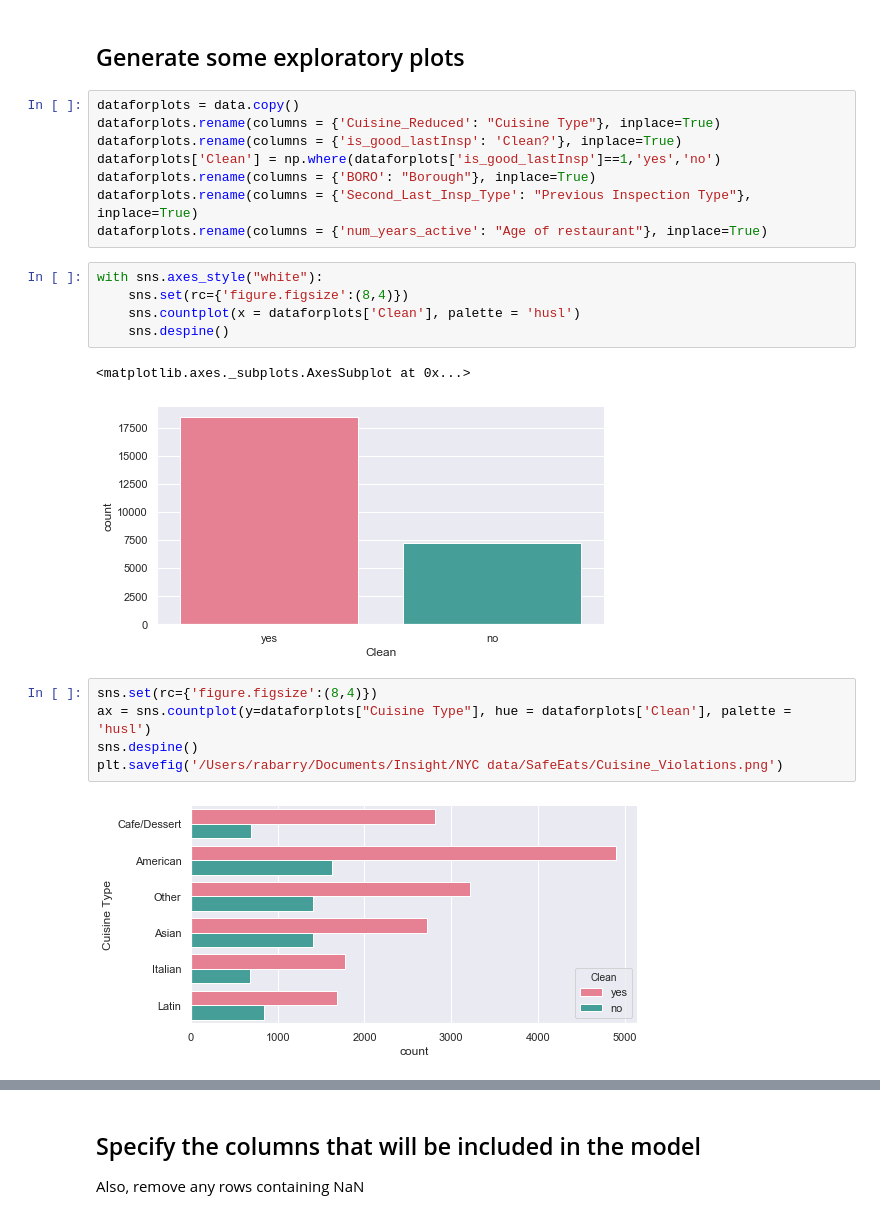
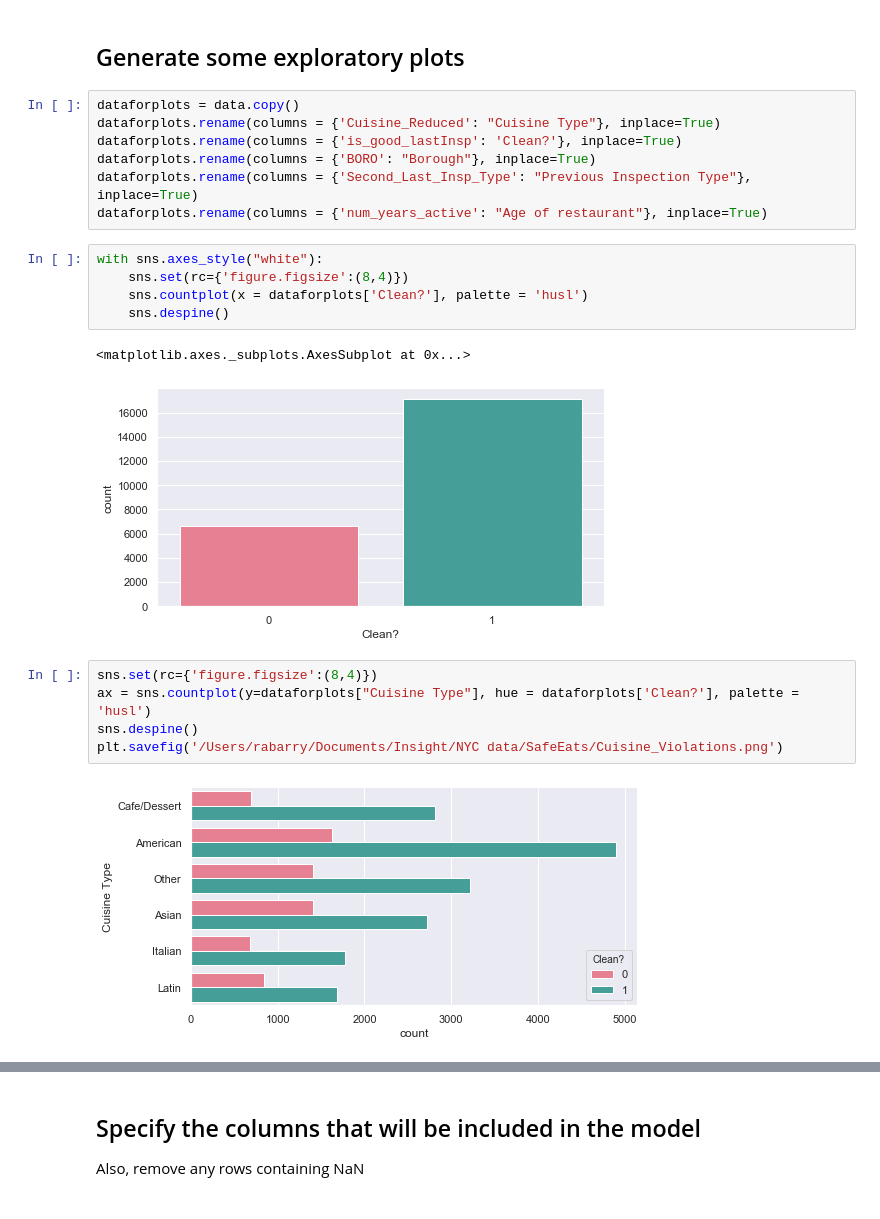
Before and after one commit to rbarryanwar/SafeEats, a Jupyter notebook: notebooks/3_HD_NY311_Hoods_Re_ReWorking.ipynb, the cells around one changed output, grey strips where cells are left out. Drawn from its saved outputs; the diff is of its cells as text.

```diff
--- a/notebooks/3_HD_NY311_Hoods_Re_ReWorking.ipynb
+++ b/notebooks/3_HD_NY311_Hoods_Re_ReWorking.ipynb
@@ -106,23 +112,22 @@ data['Public housing (% of rental units)'] = data['Public housing (% of rental u
 dataforplots = data.copy()
 dataforplots.rename(columns = {'Cuisine_Reduced': "Cuisine Type"}, inplace=True)
 dataforplots.rename(columns = {'is_good_lastInsp': 'Clean?'}, inplace=True)
-dataforplots['Clean'] = np.where(dataforplots['is_good_lastInsp']==1,'yes','no')
 dataforplots.rename(columns = {'BORO': "Borough"}, inplace=True)
 dataforplots.rename(columns = {'Second_Last_Insp_Type': "Previous Inspection Type"}, inplace=True)
 dataforplots.rename(columns = {'num_years_active': "Age of restaurant"}, inplace=True)
 # %%
 with sns.axes_style("white"):
     sns.set(rc={'figure.figsize':(8,4)})
-    sns.countplot(x = dataforplots['Clean'], palette = 'husl')
+    sns.countplot(x = dataforplots['Clean?'], palette = 'husl')
     sns.despine()
 # %% [output]
 <matplotlib.axes._subplots.AxesSubplot at 0x...>
-[figure, old version]
+[figure, new version]
 # %%
 sns.set(rc={'figure.figsize':(8,4)})
-ax = sns.countplot(y=dataforplots["Cuisine Type"], hue = dataforplots['Clean'], palette = 'husl')
+ax = sns.countplot(y=dataforplots["Cuisine Type"], hue = dataforplots['Clean?'], palette = 'husl')
 sns.despine()
 plt.savefig('/Users/rabarry/Documents/Insight/NYC data/SafeEats/Cuisine_Violations.png')
 # %% [output]
-[figure, old version]
+[figure, new version]
 # %%
```
Also changed, not shown: parts of 7 cells of this notebook, 6 other files.
